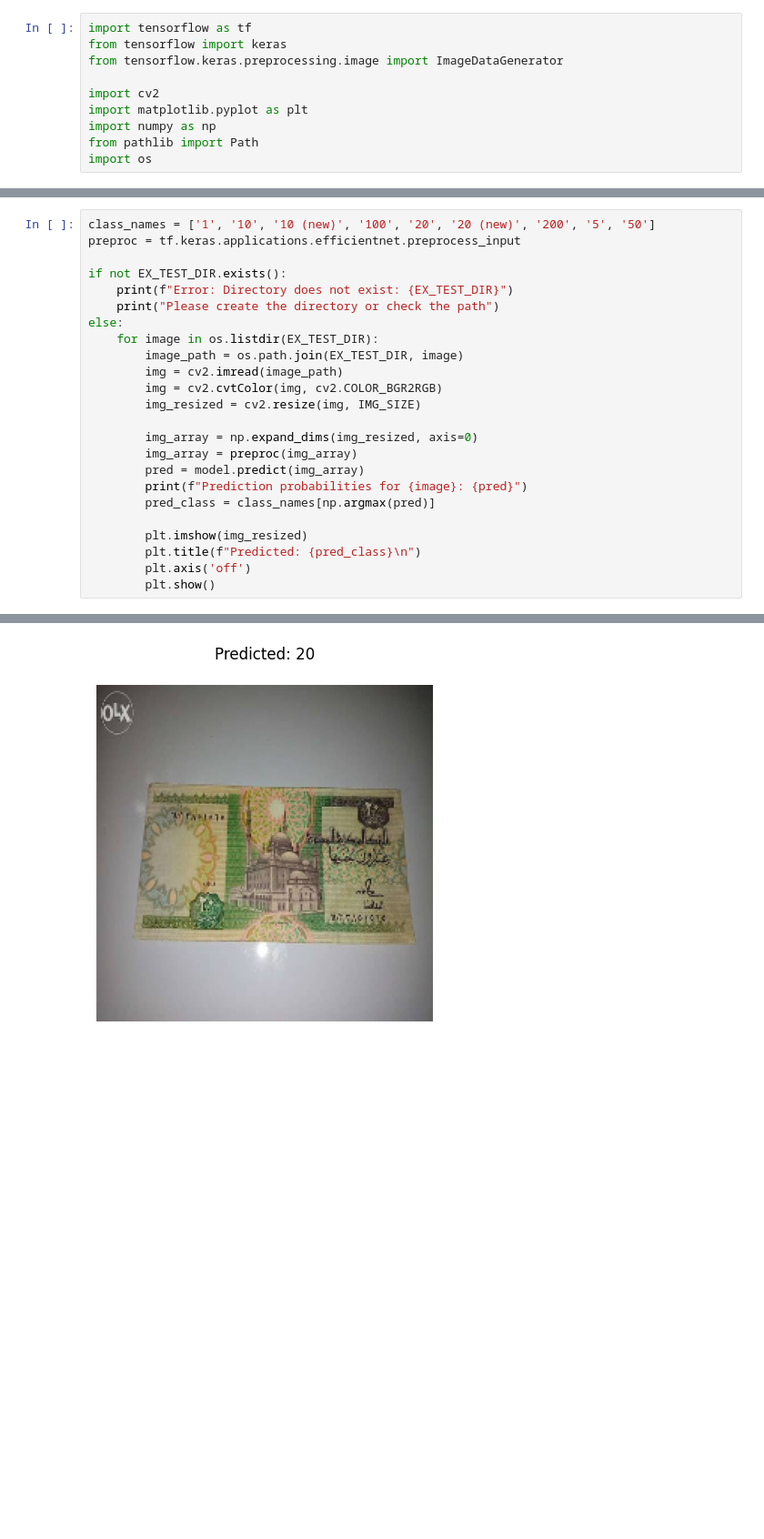
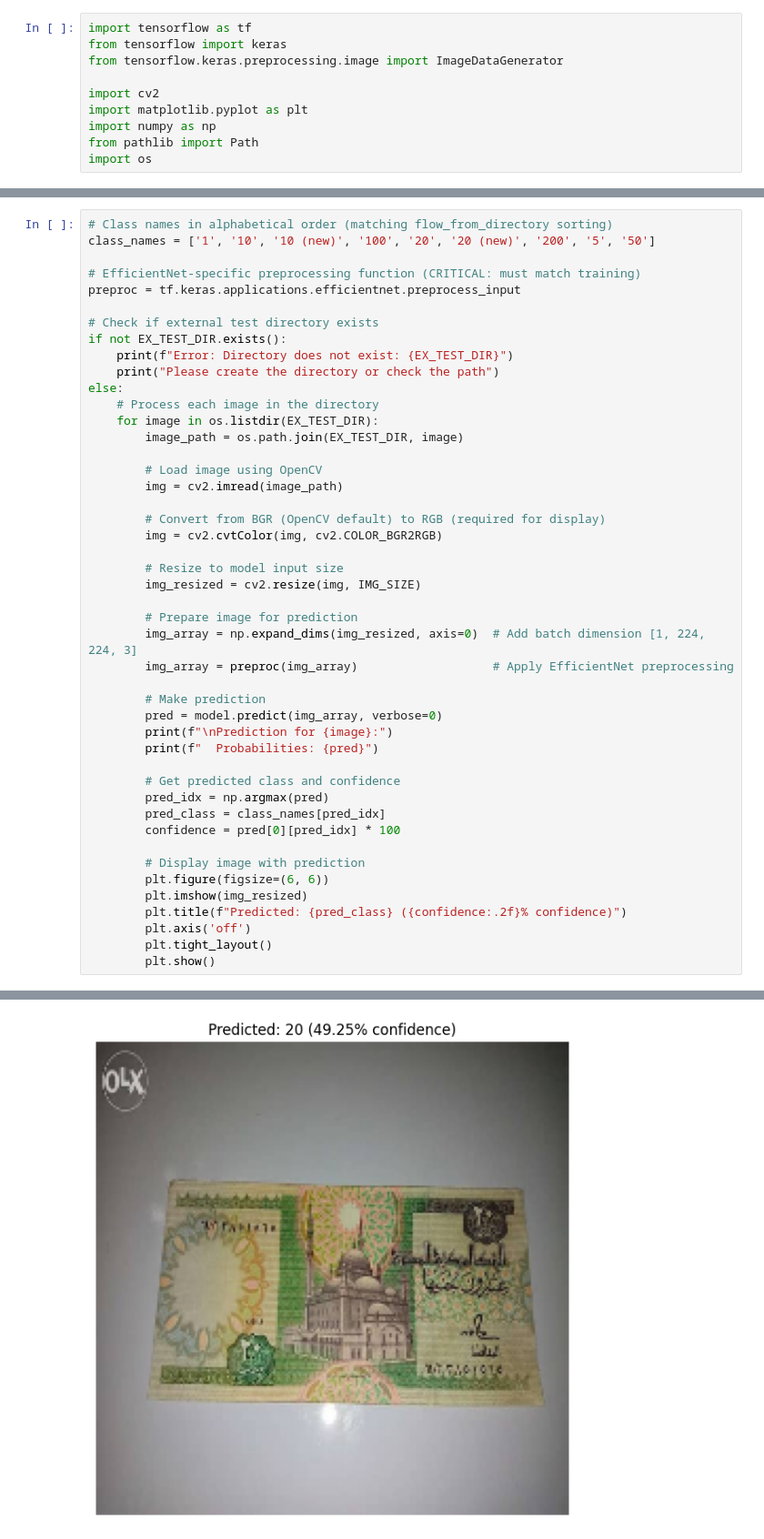
Before and after one commit to MohamedAhmed365/egyptian-new-currency-classifier, a Jupyter notebook: EfficientNetB0/EfficientNetB0-ex-test.ipynb, the cells around one changed output, grey strips where cells are left out. Shown at 91% size. Saved outputs shown, nothing was run; the diff lists cells and outputs as text; blank space fills up the shorter version.

```diff
--- a/EfficientNetB0/EfficientNetB0-ex-test.ipynb
+++ b/EfficientNetB0/EfficientNetB0-ex-test.ipynb
@@ -20,25 +46,47 @@ model = tf.keras.models.load_model("../checkpoints/EfficientNetB0/effnet_b0_tran
 # %%
+# Class names in alphabetical order (matching flow_from_directory sorting)
 class_names = ['1', '10', '10 (new)', '100', '20', '20 (new)', '200', '5', '50']
+
+# EfficientNet-specific preprocessing function (CRITICAL: must match training)
 preproc = tf.keras.applications.efficientnet.preprocess_input
 
+# Check if external test directory exists
 if not EX_TEST_DIR.exists():
     print(f"Error: Directory does not exist: {EX_TEST_DIR}")
     print("Please create the directory or check the path")
 else:
+    # Process each image in the directory
     for image in os.listdir(EX_TEST_DIR):
         image_path = os.path.join(EX_TEST_DIR, image)
+
+        # Load image using OpenCV
         img = cv2.imread(image_path)
+
+        # Convert from BGR (OpenCV default) to RGB (required for display)
         img = cv2.cvtColor(img, cv2.COLOR_BGR2RGB)
+
+        # Resize to model input size
         img_resized = cv2.resize(img, IMG_SIZE)
 
-        img_array = np.expand_dims(img_resized, axis=0)
-        img_array = preproc(img_array)
-        pred = model.predict(img_array)
-        print(f"Prediction probabilities for {image}: {pred}")
-        pred_class = class_names[np.argmax(pred)]
+        # Prepare image for prediction
+        img_array = np.expand_dims(img_resized, axis=0)  # Add batch dimension [1, 224, 224, 3]
+        img_array = preproc(img_array)                   # Apply EfficientNet preprocessing
 
+        # Make prediction
+        pred = model.predict(img_array, verbose=0)
+        print(f"\nPrediction for {image}:")
+        print(f"  Probabilities: {pred}")
+
+        # Get predicted class and confidence
+        pred_idx = np.argmax(pred)
+        pred_class = class_names[pred_idx]
+        confidence = pred[0][pred_idx] * 100
+
+        # Display image with prediction
+        plt.figure(figsize=(6, 6))
         plt.imshow(img_resized)
-        plt.title(f"Predicted: {pred_class}\n")
+        plt.title(f"Predicted: {pred_class} ({confidence:.2f}% confidence)")
         plt.axis('off')
+        plt.tight_layout()
         plt.show()
 # %% [output]
@@ -48 +96 @@ Prediction probabilities for 12912727-600x450.jpeg: [[0.0281271  0.10373079 0.10
-[figure, old version]
+[figure, new version]
```
Also changed, not shown: parts of 8 cells of this notebook, 1 other file.
